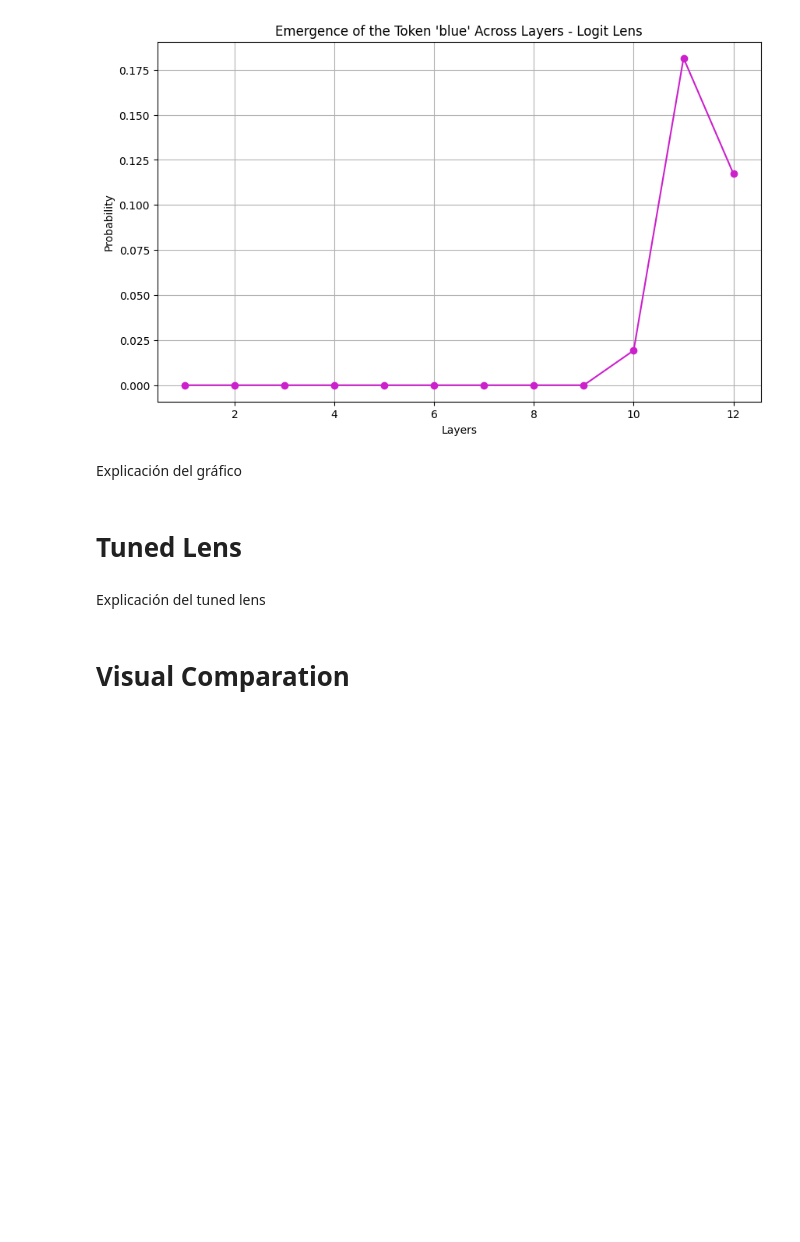
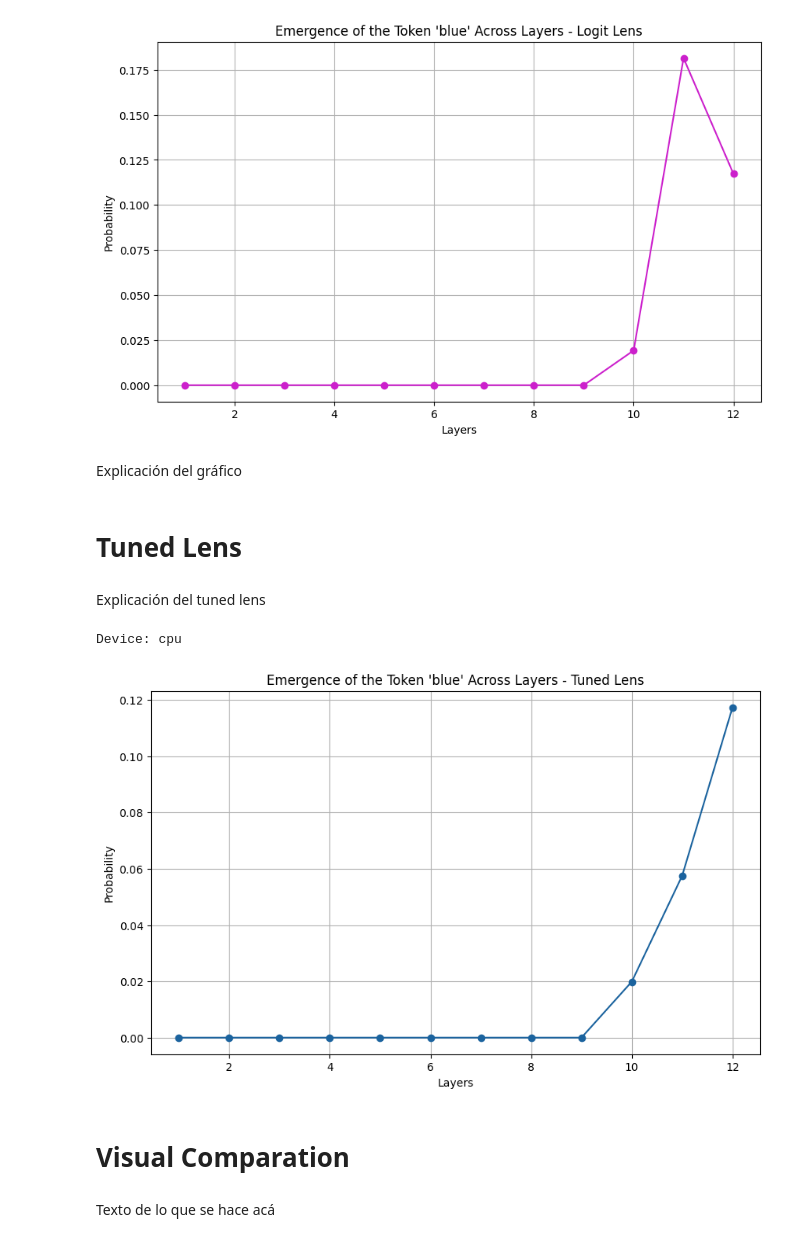
Before and after one commit to jakomycat/logit-lens-vs-tuned-lens, a Jupyter notebook: notebooks/01_lens_mechanics_and_intuition.ipynb, the cells around one changed output. Drawn from its saved outputs; the diff is of its cells as text; code cells hidden in the pictures; blank space fills up the shorter version.

Commit message:
Tuned lens update

```diff
--- a/notebooks/01_lens_mechanics_and_intuition.ipynb
+++ b/notebooks/01_lens_mechanics_and_intuition.ipynb
@@ -77,5 +71,48 @@ Explicación del gráfico
 # Tuned Lens
 # %% [markdown]
 Explicación del tuned lens
+# %%
+from src.tuned_lens import run_tuned_lens, SingleLayerTunedLens
+
+device = "cuda" if torch.cuda.is_available() else "cpu"
+print(f'Device: {device}')
+
+hidden_size = model.config.n_embd
+num_layers = model.config.n_layer
+
+# Structure from lenses
+lenses = torch.nn.ModuleDict({
+    str(layer_idx): SingleLayerTunedLens(hidden_size)
+    for layer_idx in range(1, num_layers)
+})
+
+# Load weights saved
+lenses.load_state_dict(torch.load('..\checkpoints/all_tuned_lenses.pt', map_location=device))
+lenses.to(device)
+
+lenses.eval()
+
+layers_predictions_tuned = run_tuned_lens(model, tokenizer, lenses, prompt, top_k=10, device=device)
+
+# Get probability that the word is "blue"
+probs_tuned = get_word_probability(layers_predictions_tuned, 'blue')
+# %% [output]
+Device: cpu
+# %%
+#
+plt.figure(figsize=(10, 6))
+
+plt.plot(range(1, len(probs_tuned) + 1), probs_tuned, marker='o', color="#1B639E")
+
+plt.title('Emergence of the Token \'blue\' Across Layers - Tuned Lens')
+plt.xlabel('Layers')
+plt.ylabel('Probability')
+
+plt.grid()
+plt.show()
+# %% [output]
+[figure, added]
 # %% [markdown]
 # Visual Comparation
+# %% [markdown]
+Texto de lo que se hace acá
```
Also changed, not shown: parts of 3 cells of this notebook.
